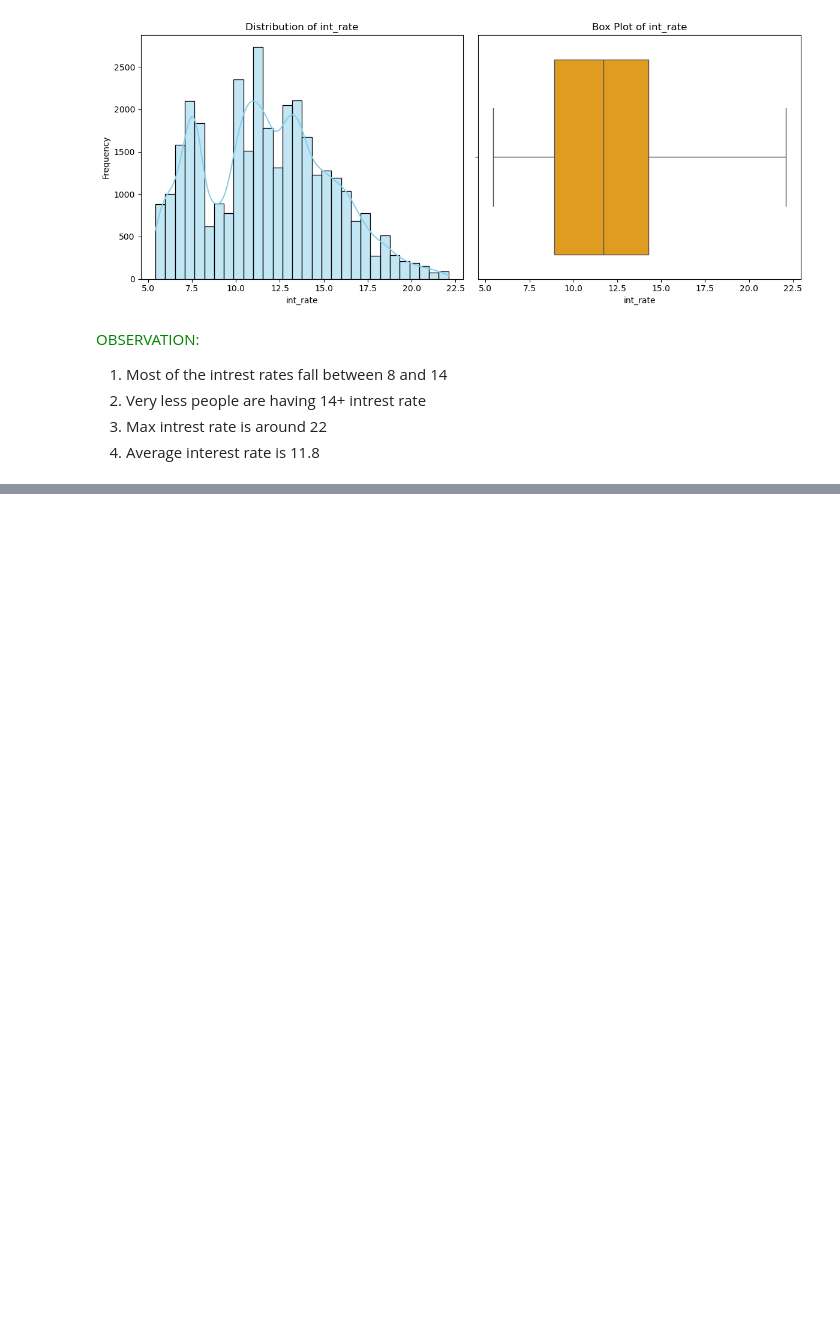
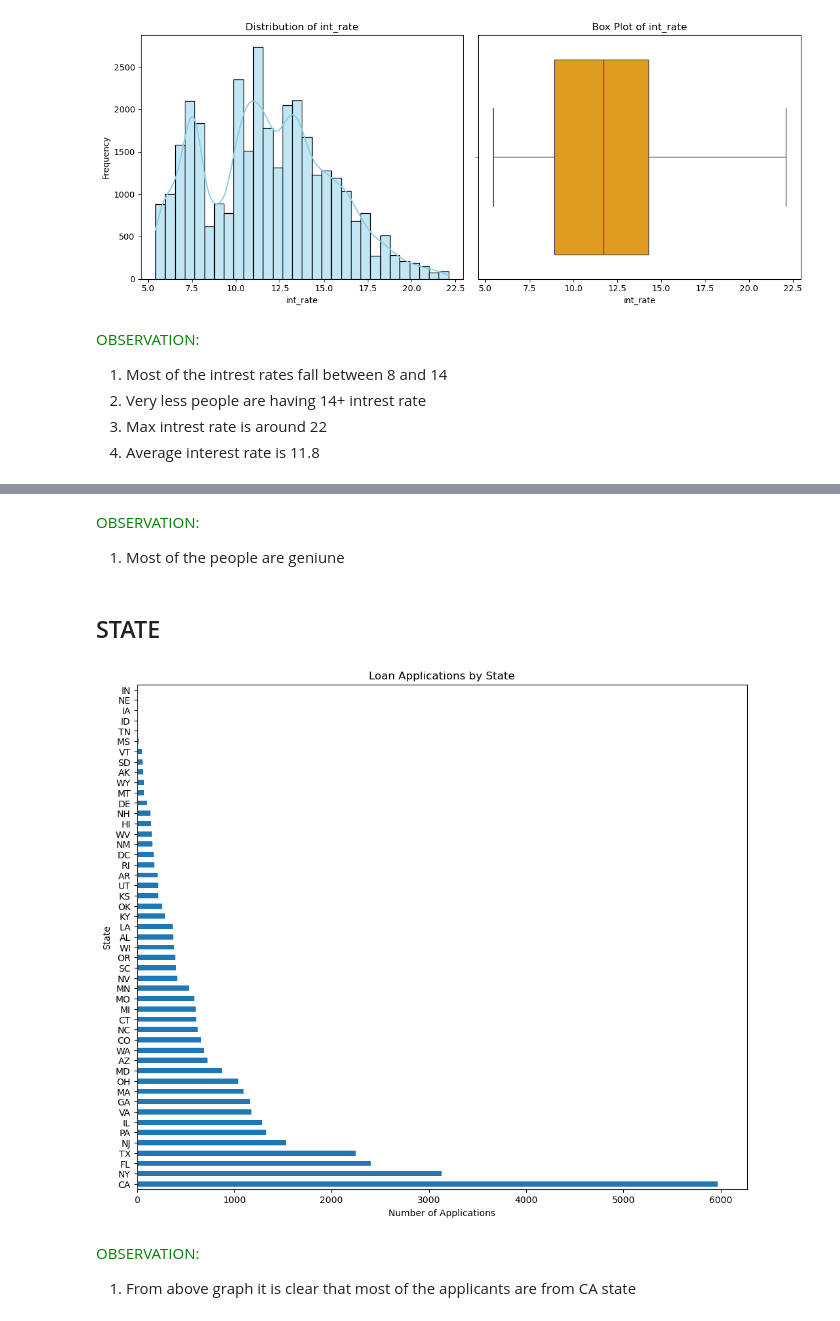
Before and after one commit to sunilkumarrudragada/LendingClubCaseStudy, a Jupyter notebook: sunil_kumar.ipynb, the cells around one changed output, grey strips where cells are left out. Saved outputs shown, nothing was run; the diff lists cells and outputs as text; code cells hidden in the pictures; blank space fills up the shorter version.

```diff
--- a/sunil_kumar.ipynb
+++ b/sunil_kumar.ipynb
@@ -783,0 +826,18 @@ Name: int_rate, dtype: float64
+# %% [markdown]
+<span style="color:green">OBSERVATION: </br>
+1. Most of the people are geniune
+</span>
+# %% [markdown]
+## STATE
+# %%
+df['addr_state'].value_counts().plot.barh(figsize=(12, 10))
+plt.title("Loan Applications by State")
+plt.xlabel("Number of Applications")
+plt.ylabel("State")
+plt.show()
+# %% [output]
+[figure, added]
+# %% [markdown]
+<span style="color:green">OBSERVATION: </br>
+1. From above graph it is clear that most of the applicants are from CA state
+</span>
```
Also changed, not shown: parts of 10 cells of this notebook.
